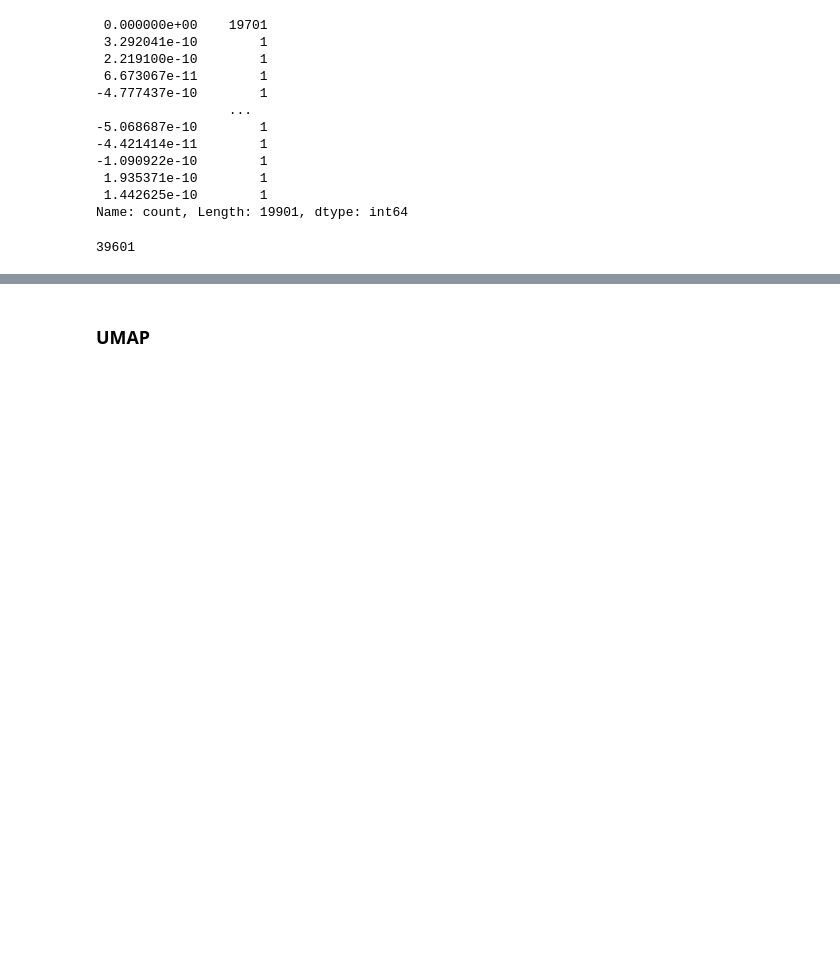
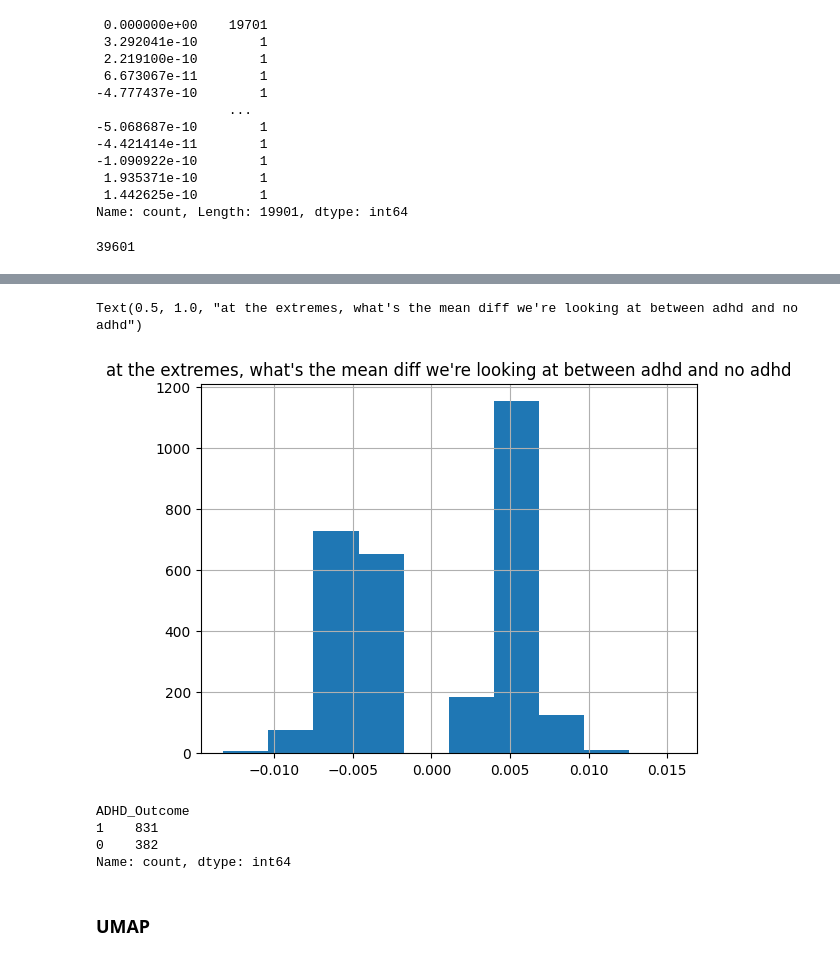
Before and after one commit to psgiese/wids-2025-mupd, a Jupyter notebook: notebooks/connectome_classifier_v1.ipynb, the cells around one changed output, grey strips where cells are left out. Cells and saved outputs as stored; diff of their text form; code cells hidden in the pictures; blank space fills up the shorter version.

```diff
--- a/notebooks/connectome_classifier_v1.ipynb
+++ b/notebooks/connectome_classifier_v1.ipynb
@@ -189,3 +227,21 @@ array([ 2.45878068e-10,  7.62481454e-11, -2.61455523e-10, ...,
+# %%
+pd.Series((connectomes[:,ends_bool_array][adhd_idx].mean(axis=0) - connectomes[:,ends_bool_array][no_adhd_idx].mean(axis=0))).hist()
+
+plt.title("at the extremes, what's the mean diff we're looking at between adhd and no adhd")
+# plt.figure()
+# pd.Series((connectomes[:,ends_bool_array][adhd_idx].mean(axis=0) - connectomes[:,ends_bool_array][no_adhd_idx].mean(axis=0))/\
+#           connectomes[:,ends_bool_array][no_adhd_idx].mean(axis=0)).hist()
+# plt.title("at the extremes, what's the mean percentage diff between adhd and no adhd")
+# %% [output]
+Text(0.5, 1.0, "at the extremes, what's the mean diff we're looking at between adhd and no adhd")
+[figure, added]
+# %%
+solutions['ADHD_Outcome'].value_counts()
+# %% [output]
+ADHD_Outcome
+1    831
+0    382
+Name: count, dtype: int64
 # %% [markdown]
 ### UMAP
 # %%
```
Also changed, not shown: parts of 24 cells of this notebook.
